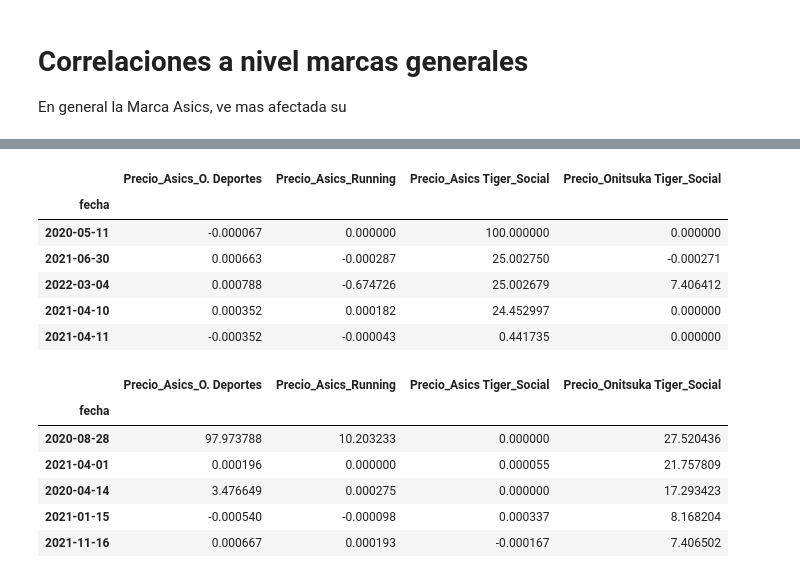
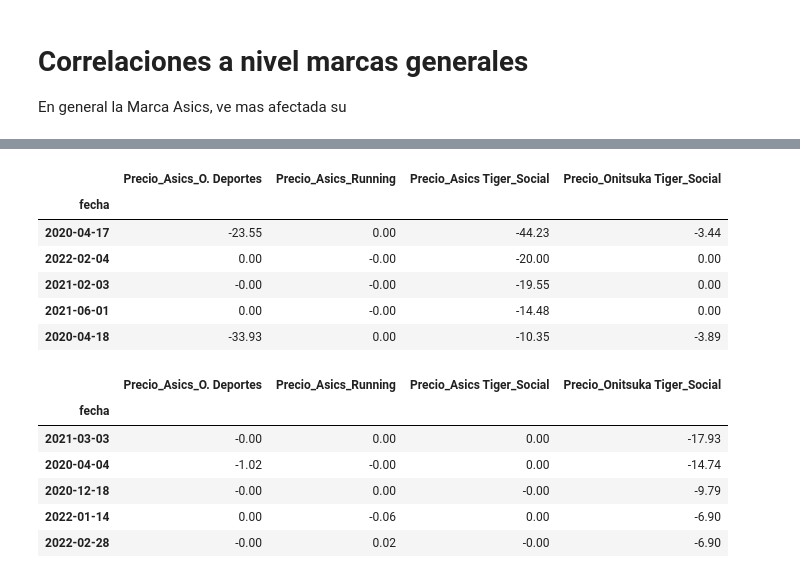
Before and after one commit to adelgado24/TP_final_analitica, a Jupyter notebook: main (1).ipynb, the cells around one changed output, grey strips where cells are left out. Drawn from its saved outputs; the diff is of its cells as text; code cells hidden in the pictures.

```diff
--- a/main (1).ipynb
+++ b/main (1).ipynb
@@ -771,13 +888,3 @@ strong multicollinearity or other numerical problems.
 # Correlaciones a nivel marcas generales
 
 En general la Marca Asics, ve mas afectada su
-# %%
-pivot_gral_semana = df_mercado_1.pivot_table(index = 'semana_año', columns= ['Marca'], values = ['Cantidad','Precio'], aggfunc={'Cantidad':'sum', 'Precio':'mean'}).reset_index()
-
-columnas_nuevas = []
-for i in pivot_gral_semana.columns:
-    columnas_nuevas.append(i[0] + "_" + i[1])
-
-pivot_gral_semana.columns = columnas_nuevas
-#pivot_gral.drop(['Precio_Asics Tiger','Cantidad_Asics Tiger'], axis=1, inplace=True)
-pivot_gral_semana = pivot_gral_semana.dropna()
@@ -906,12 +934,0 @@ plt.scatter(pivot_sub_segmento_semanal['Precio_Asics_Running'], pivot_sub_segmen
-# %%
-pivot_sub_semanal = df_mercado_1.pivot_table(index = 'semana_año', columns= 'Sub Marca', values = ['Cantidad','Precio'], aggfunc={'Cantidad':'sum', 'Precio':'mean'})#.reset_index()
-
-columnas_nuevas_sub_seg = []
-for i in pivot_sub_semanal.columns:
-   columnas_nuevas_sub_seg.append(i[0] + "_" + i[1])
-
-pivot_sub_semanal.columns = columnas_nuevas_sub_seg
-
-#pivot_sub_semanal = pivot_sub_semanal.dropna()
-pivot_sub_semanal = pivot_sub_semanal.drop(['Precio_Asics Tiger','Cantidad_Asics Tiger'], axis=1)
-#pivot_sub_segmento_semanal = pivot_sub_segmento_semanal.drop(['Precio_Asics Tiger_Social','Cantidad_Asics Tiger_Social'], axis=1)
@@ -1045,20 +1028,20 @@ pivot_sub_segmento_variacion[columnas_asics].sort_values(by='Precio_Asics_Runnin
 # %%
-pivot_sub_segmento_variacion[columnas_asics].sort_values(by='Precio_Asics Tiger_Social', ascending=False).head(5)
+pivot_sub_segmento_variacion[columnas_asics].sort_values(by='Precio_Asics Tiger_Social', ascending=True).head(5)
 # %% [output]
 |  | Precio_Asics_O. Deportes | Precio_Asics_Running | Precio_Asics Tiger_Social | Precio_Onitsuka Tiger_Social |
 | fecha |  |  |  |  |
-| 2020-05-11 | -0.000067 | 0.000000 | 100.000000 | 0.000000 |
-| 2021-06-30 | 0.000663 | -0.000287 | 25.002750 | -0.000271 |
-| 2022-03-04 | 0.000788 | -0.674726 | 25.002679 | 7.406412 |
-| 2021-04-10 | 0.000352 | 0.000182 | 24.452997 | 0.000000 |
-| 2021-04-11 | -0.000352 | -0.000043 | 0.441735 | 0.000000 |
+| 2020-04-17 | -23.55 | 0.00 | -44.23 | -3.44 |
+| 2022-02-04 | 0.00 | -0.00 | -20.00 | 0.00 |
+| 2021-02-03 | -0.00 | -0.00 | -19.55 | 0.00 |
+| 2021-06-01 | 0.00 | -0.00 | -14.48 | 0.00 |
+| 2020-04-18 | -33.93 | 0.00 | -10.35 | -3.89 |
 # %%
-pivot_sub_segmento_variacion[columnas_asics].sort_values(by='Precio_Onitsuka Tiger_Social', ascending=False).head(5)
+pivot_sub_segmento_variacion[columnas_asics].sort_values(by='Precio_Onitsuka Tiger_Social', ascending=True).head(5)
 # %% [output]
 |  | Precio_Asics_O. Deportes | Precio_Asics_Running | Precio_Asics Tiger_Social | Precio_Onitsuka Tiger_Social |
 | fecha |  |  |  |  |
-| 2020-08-28 | 97.973788 | 10.203233 | 0.000000 | 27.520436 |
-| 2021-04-01 | 0.000196 | 0.000000 | 0.000055 | 21.757809 |
-| 2020-04-14 | 3.476649 | 0.000275 | 0.000000 | 17.293423 |
-| 2021-01-15 | -0.000540 | -0.000098 | 0.000337 | 8.168204 |
-| 2021-11-16 | 0.000667 | 0.000193 | -0.000167 | 7.406502 |
+| 2021-03-03 | -0.00 | 0.00 | 0.00 | -17.93 |
+| 2020-04-04 | -1.02 | -0.00 | 0.00 | -14.74 |
+| 2020-12-18 | -0.00 | 0.00 | -0.00 | -9.79 |
+| 2022-01-14 | 0.00 | -0.06 | 0.00 | -6.90 |
+| 2022-02-28 | -0.00 | 0.02 | -0.00 | -6.90 |
```
Also changed, not shown: parts of 73 cells of this notebook.
